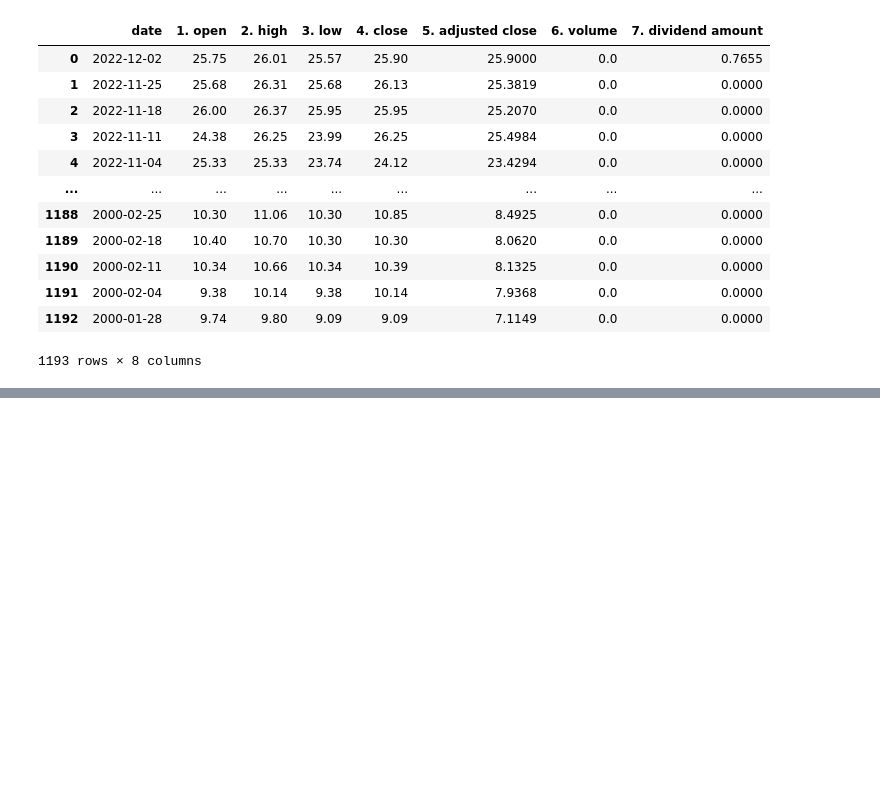
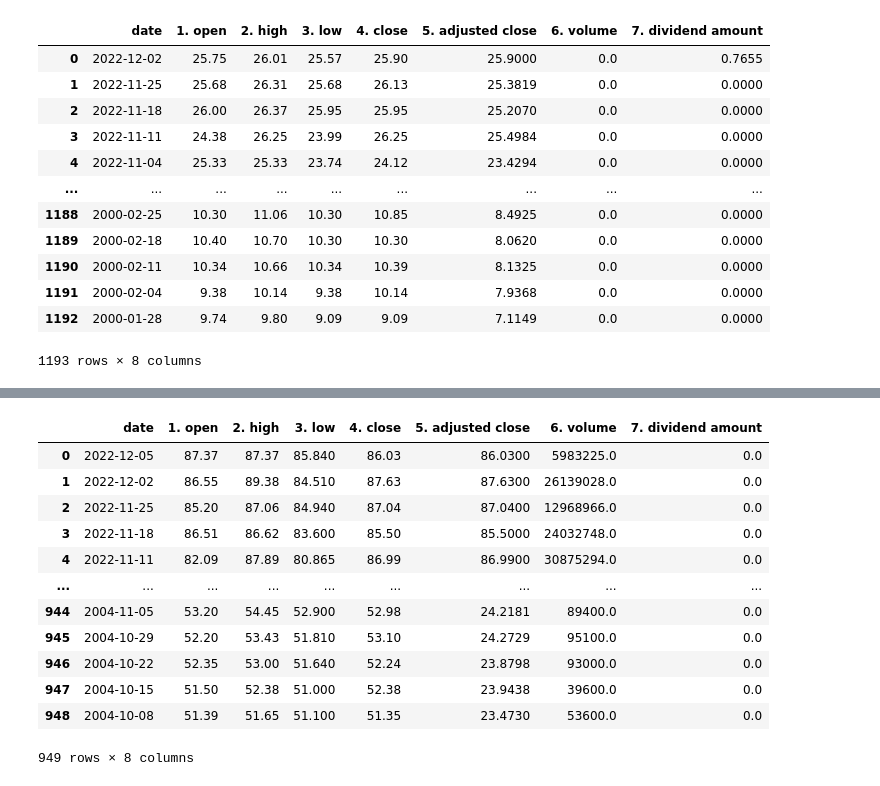
Before and after one commit to AIDA-Saskatchewan-polytechnic/Final_Project_by_Jeslin-Abitha, a Jupyter notebook: Final_Project.ipynb, the cells around one changed output, grey strips where cells are left out. Drawn from its saved outputs; the diff is of its cells as text; code cells hidden in the pictures; blank space fills up the shorter version.

```diff
--- a/Final_Project.ipynb
+++ b/Final_Project.ipynb
@@ -149,0 +182,16 @@ df_american
+# %%
+df_real_estate
+# %% [output]
+|  | date | 1. open | 2. high | 3. low | 4. close | 5. adjusted close | 6. volume | 7. dividend amount |
+| 0 | 2022-12-05 | 87.37 | 87.37 | 85.840 | 86.03 | 86.0300 | 5983225.0 | 0.0 |
+| 1 | 2022-12-02 | 86.55 | 89.38 | 84.510 | 87.63 | 87.6300 | 26139028.0 | 0.0 |
+| 2 | 2022-11-25 | 85.20 | 87.06 | 84.940 | 87.04 | 87.0400 | 12968966.0 | 0.0 |
+| 3 | 2022-11-18 | 86.51 | 86.62 | 83.600 | 85.50 | 85.5000 | 24032748.0 | 0.0 |
+| 4 | 2022-11-11 | 82.09 | 87.89 | 80.865 | 86.99 | 86.9900 | 30875294.0 | 0.0 |
+| ... | ... | ... | ... | ... | ... | ... | ... | ... |
+| 944 | 2004-11-05 | 53.20 | 54.45 | 52.900 | 52.98 | 24.2181 | 89400.0 | 0.0 |
+| 945 | 2004-10-29 | 52.20 | 53.43 | 51.810 | 53.10 | 24.2729 | 95100.0 | 0.0 |
+| 946 | 2004-10-22 | 52.35 | 53.00 | 51.640 | 52.24 | 23.8798 | 93000.0 | 0.0 |
+| 947 | 2004-10-15 | 51.50 | 52.38 | 51.000 | 52.38 | 23.9438 | 39600.0 | 0.0 |
+| 948 | 2004-10-08 | 51.39 | 51.65 | 51.100 | 51.35 | 23.4730 | 53600.0 | 0.0 |
+949 rows × 8 columns
```
Also changed, not shown: parts of 5 cells of this notebook.
